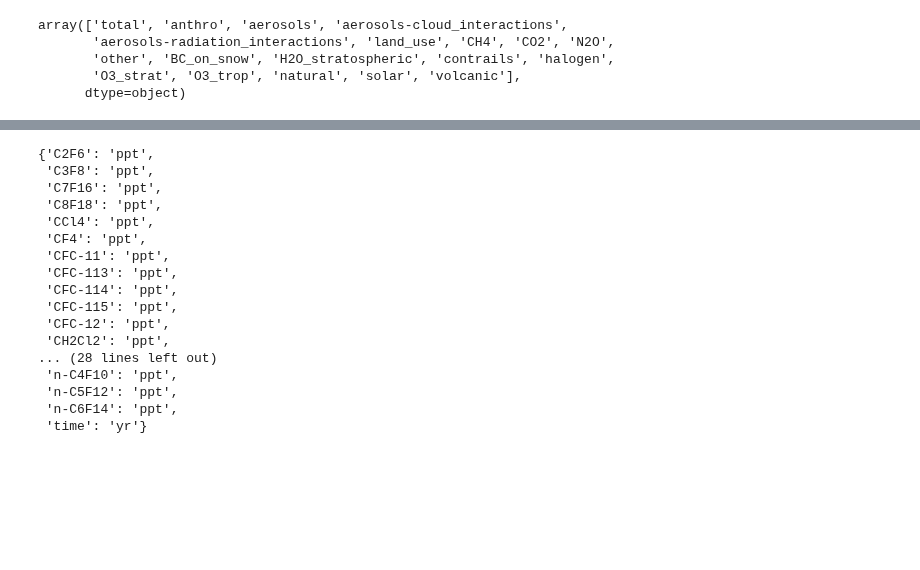
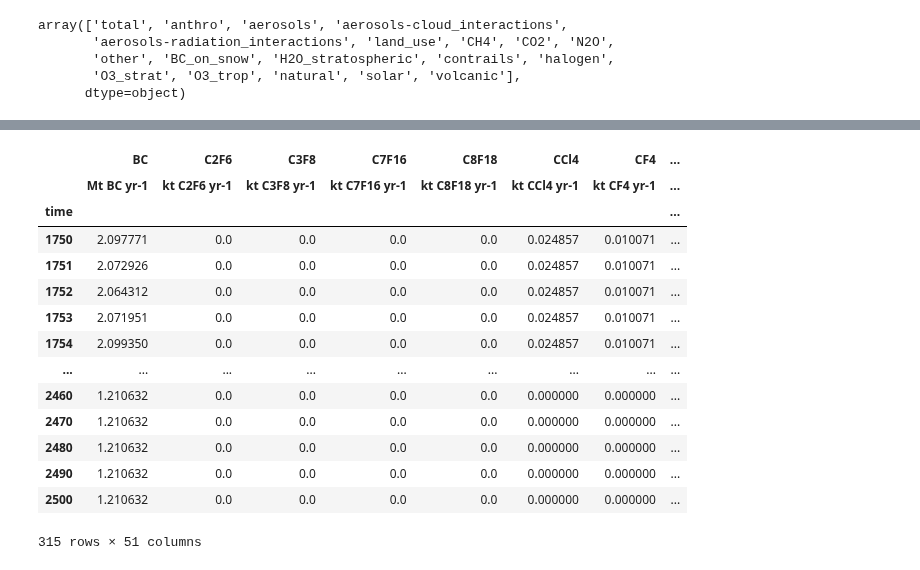
Before and after one commit to tsutsui1872/mce, a Jupyter notebook: notebook/mk_scenario_rcmip2.ipynb, the cells around one changed output, grey strips where cells are left out. Saved outputs shown, nothing was run; the diff lists cells and outputs as text; code cells hidden in the pictures; blank space fills up the shorter version.

```diff
--- a/notebook/mk_scenario_rcmip2.ipynb
+++ b/notebook/mk_scenario_rcmip2.ipynb
@@ -379,4 +383,5 @@ for k1, v1 in dfin[cat].groupby(id_vars_1):
 # %%
-grp = ds.file['ssp245/input/conc']
+cat = 'emis'
+grp = ds.file[f'{scenario}/input/{cat}']
 list(grp.attrs.items())
 # %% [output]
@@ -403,20 +391,20 @@ pd.DataFrame({k: v for k, v in grp.items()}).set_index('time')
-# %%
-{k: v.attrs['units'] for k, v in grp.items()}
-# %% [output]
-{'C2F6': 'ppt',
- 'C3F8': 'ppt',
- 'C7F16': 'ppt',
- 'C8F18': 'ppt',
- 'CCl4': 'ppt',
- 'CF4': 'ppt',
- 'CFC-11': 'ppt',
- 'CFC-113': 'ppt',
- 'CFC-114': 'ppt',
- 'CFC-115': 'ppt',
- 'CFC-12': 'ppt',
- 'CH2Cl2': 'ppt',
-... (28 lines left out)
- 'n-C4F10': 'ppt',
- 'n-C5F12': 'ppt',
- 'n-C6F14': 'ppt',
- 'time': 'yr'}
+# %%
+df = pd.DataFrame({k: v for k, v in grp.items()}).set_index('time')
+df.columns = pd.MultiIndex.from_tuples([(k, grp[k].attrs['units']) for k in df.columns])
+df
+# %% [output]
+|  | BC | C2F6 | C3F8 | C7F16 | C8F18 | CCl4 | CF4 | ... |
+|  | Mt BC yr-1 | kt C2F6 yr-1 | kt C3F8 yr-1 | kt C7F16 yr-1 | kt C8F18 yr-1 | kt CCl4 yr-1 | kt CF4 yr-1 | ... |
+| time |  |  |  |  |  |  |  | ... |
+| 1750 | 2.097771 | 0.0 | 0.0 | 0.0 | 0.0 | 0.024857 | 0.010071 | ... |
+| 1751 | 2.072926 | 0.0 | 0.0 | 0.0 | 0.0 | 0.024857 | 0.010071 | ... |
+| 1752 | 2.064312 | 0.0 | 0.0 | 0.0 | 0.0 | 0.024857 | 0.010071 | ... |
+| 1753 | 2.071951 | 0.0 | 0.0 | 0.0 | 0.0 | 0.024857 | 0.010071 | ... |
+| 1754 | 2.099350 | 0.0 | 0.0 | 0.0 | 0.0 | 0.024857 | 0.010071 | ... |
+| ... | ... | ... | ... | ... | ... | ... | ... | ... |
+| 2460 | 1.210632 | 0.0 | 0.0 | 0.0 | 0.0 | 0.000000 | 0.000000 | ... |
+| 2470 | 1.210632 | 0.0 | 0.0 | 0.0 | 0.0 | 0.000000 | 0.000000 | ... |
+| 2480 | 1.210632 | 0.0 | 0.0 | 0.0 | 0.0 | 0.000000 | 0.000000 | ... |
+| 2490 | 1.210632 | 0.0 | 0.0 | 0.0 | 0.0 | 0.000000 | 0.000000 | ... |
+| 2500 | 1.210632 | 0.0 | 0.0 | 0.0 | 0.0 | 0.000000 | 0.000000 | ... |
+315 rows × 51 columns
```
Also changed, not shown: parts of 19 cells of this notebook.
